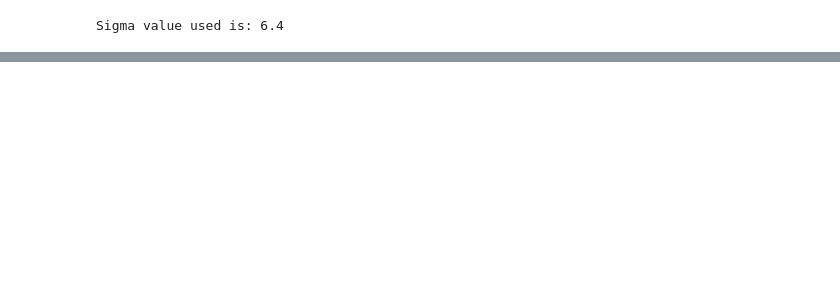
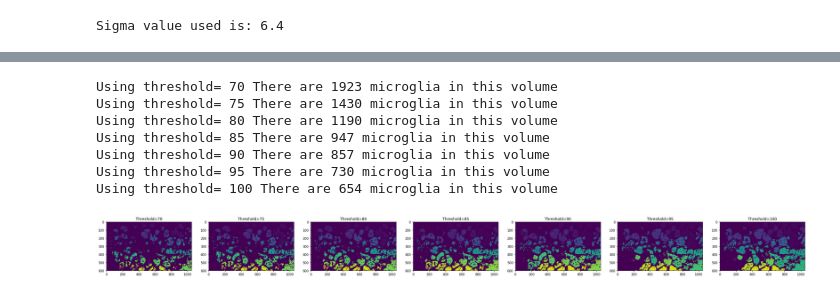
Before and after one commit to lrodri29/ptsdGT-APL-Emory, a Jupyter notebook: prelimAnalysis.ipynb, the cells around one changed output, grey strips where cells are left out. Cells and saved outputs as stored; diff of their text form; code cells hidden in the pictures; blank space fills up the shorter version.

Commit message:
Working on volume pushing to boss

```diff
--- a/prelimAnalysis.ipynb
+++ b/prelimAnalysis.ipynb
@@ -71,4 +86,6 @@ all_labels = measure.label(blobs)
 # %%
+blobs = meanMicroGlia > meanMicroGlia.mean()
+all_labels = measure.label(blobs)
 blobs_labels = measure.label(blobs, background=0)
 # %%
 # Show for sanity check
@@ -87,0 +117,35 @@ There are 15 microglia in this volume
+# %%
+# Show the labeled blobs for each one of the thresholds defined above
+i = 0 # Keeps track of plot position
+maxMicroGlia = 0# Keeps track of max microglia count
+f, axarr = plt.subplots(1,7) # Manual input of how many plots there will be considering the range and interval
+                             # of thresholds being analyzed
+for thresh in range(70, 105, 5):
+    manualThreshMicroGlia = rawMicroGlia < thresh
+    blobs = manualThreshMicroGlia > manualThreshMicroGlia.mean()
+    all_labels = measure.label(blobs)
+    blobs_labels = measure.label(blobs, background=0)
+    axarr[i].imshow(blobs_labels[0,:,:])
+    axarr[i].title.set_text('Threshold=' + str(thresh))
+
+    comp = np.unique(blobs_labels)
+    print("Using threshold= " + str(thresh) + " There are "+ str(len(comp)) + " microglia in this volume")
+    i+=1
+
+#The code below would be an f1 score calculator. Which would allow us to keep the best threshold best on f1 score.
+#     if maxMicroGlia < len(comp):
+#         print(maxMicroGlia)
+#         print(len(comp))
+#         maxMicroGlia = len(comp)
+#         best_blob_labels = blobs_labels
+#         best_thresh = thresh
+# print("The best threshold is " + str(best_thresh))
+# %% [output]
+Using threshold= 70 There are 1923 microglia in this volume
+Using threshold= 75 There are 1430 microglia in this volume
+Using threshold= 80 There are 1190 microglia in this volume
+Using threshold= 85 There are 947 microglia in this volume
+Using threshold= 90 There are 857 microglia in this volume
+Using threshold= 95 There are 730 microglia in this volume
+Using threshold= 100 There are 654 microglia in this volume
+[figure, added]
```
Also changed, not shown: parts of 18 cells of this notebook.
